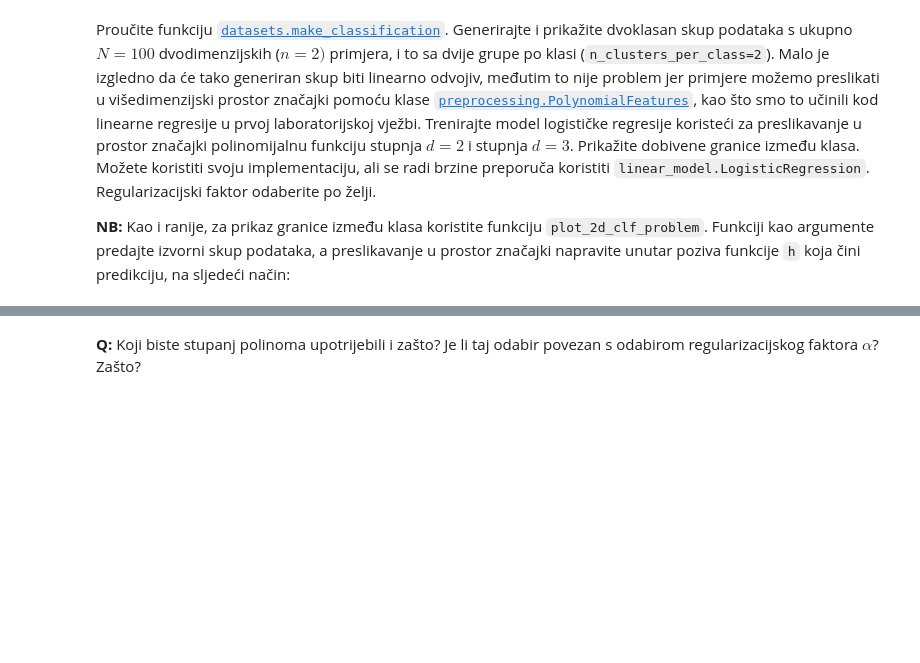
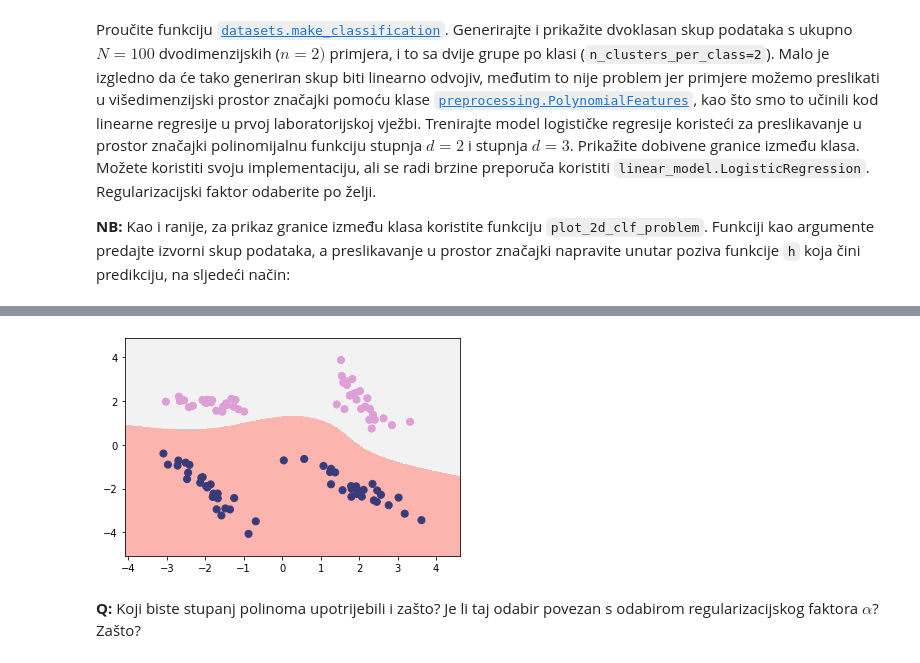
Before and after one commit to mislavivancic/machine-learning-homeworks, a Jupyter notebook: Lab2/SU-2019-LAB02-LDM-LR.ipynb, the cells around one changed output, grey strips where cells are left out. Cells and saved outputs as stored; diff of their text form; code cells hidden in the pictures; blank space fills up the shorter version.

```diff
--- a/Lab2/SU-2019-LAB02-LDM-LR.ipynb
+++ b/Lab2/SU-2019-LAB02-LDM-LR.ipynb
@@ -578,6 +590,10 @@ Proučite funkciju [`datasets.make_classification`](http://scikit-learn.org/stab
 # %%
-from sklearn.preprocessing import PolynomialFeatures
-
-#poly = PolynomialFeatures(2)
-#...
-#mlutils.plot_2d_clf_problem(X, y, lambda x : model.predict(poly.transform(x))
+# Vaš kôd ovdje
+poly = PolynomialFeatures(3)
+phi = poly.fit_transform(X)
+model = LogisticRegression(solver='lbfgs')
+model.fit(phi,y)
+mlutils.plot_2d_clf_problem(X, y, lambda x : model.predict(poly.transform(x)))
+plt.show()
+# %% [output]
+[figure, added]
```
Also changed, not shown: parts of 5 cells of this notebook.
